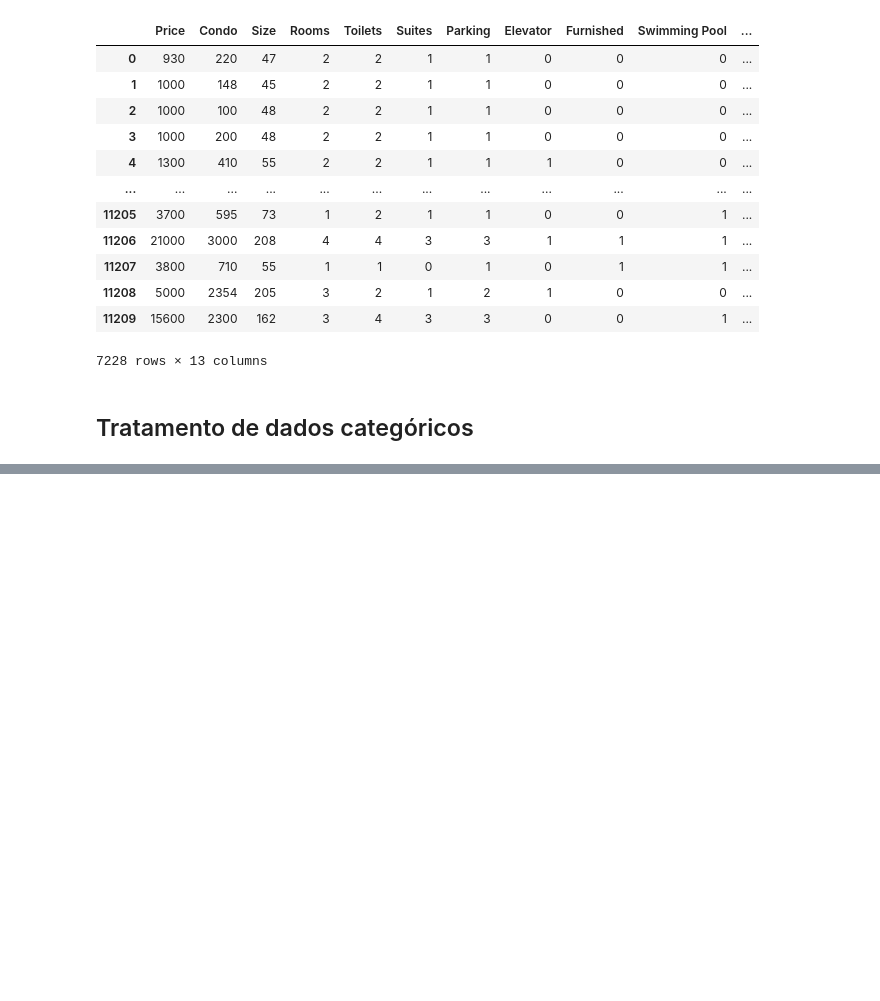
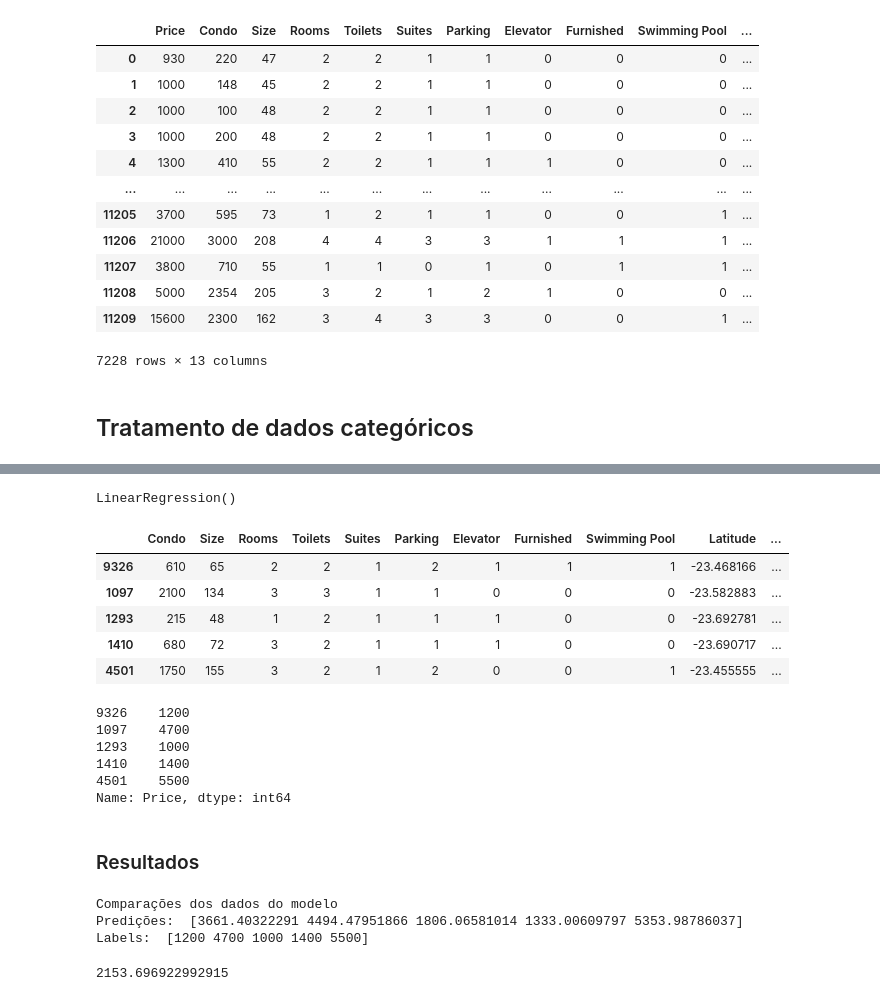
Before and after one commit to DaviMelooficial/Projetos_Machine_Learning, a Jupyter notebook: Previsao_precos_aluguel.ipynb, the cells around one changed output, grey strips where cells are left out. Saved outputs shown, nothing was run; the diff lists cells and outputs as text; code cells hidden in the pictures; blank space fills up the shorter version.

Commit message:
Atualizado com o treinamento de modelos

```diff
--- a/Previsao_precos_aluguel.ipynb
+++ b/Previsao_precos_aluguel.ipynb
@@ -184,0 +270,38 @@ from sklearn.preprocessing import OneHotEncoder
+# %%
+from sklearn.linear_model import LinearRegression
+
+lin_reg = LinearRegression()
+lin_reg.fit(x_train, y_train)
+# %% [output]
+LinearRegression()
+# %%
+amostragem_dados = x_train.iloc[:5]
+amostragem_labels = y_train.iloc[:5]
+# %%
+amostragem_dados
+# %% [output]
+|  | Condo | Size | Rooms | Toilets | Suites | Parking | Elevator | Furnished | Swimming Pool | Latitude | ... |
+| 9326 | 610 | 65 | 2 | 2 | 1 | 2 | 1 | 1 | 1 | -23.468166 | ... |
+| 1097 | 2100 | 134 | 3 | 3 | 1 | 1 | 0 | 0 | 0 | -23.582883 | ... |
+| 1293 | 215 | 48 | 1 | 2 | 1 | 1 | 1 | 0 | 0 | -23.692781 | ... |
+| 1410 | 680 | 72 | 3 | 2 | 1 | 1 | 1 | 0 | 0 | -23.690717 | ... |
+| 4501 | 1750 | 155 | 3 | 2 | 1 | 2 | 0 | 0 | 1 | -23.455555 | ... |
+# %%
+amostragem_labels
+# %% [output]
+9326    1200
+1097    4700
+1293    1000
+1410    1400
+4501    5500
+Name: Price, dtype: int64
+# %% [markdown]
+### Resultados
+# %%
+print('Comparações dos dados do modelo')
+print('Predições: ', lin_reg.predict(amostragem_dados))
+print('Labels: ', amostragem_labels.values)
+# %% [output]
+Comparações dos dados do modelo
+Predições:  [3661.40322291 4494.47951866 1806.06581014 1333.00609797 5353.98786037]
+Labels:  [1200 4700 1000 1400 5500]
@@ -184,0 +314,5 @@ from sklearn.preprocessing import OneHotEncoder
+# %%
+# Percebe-se a enrome margem de erro na predição dos valores
+lin_rmse
+# %% [output]
+2153.696922992915
```
Also changed, not shown: parts of 30 cells of this notebook.
